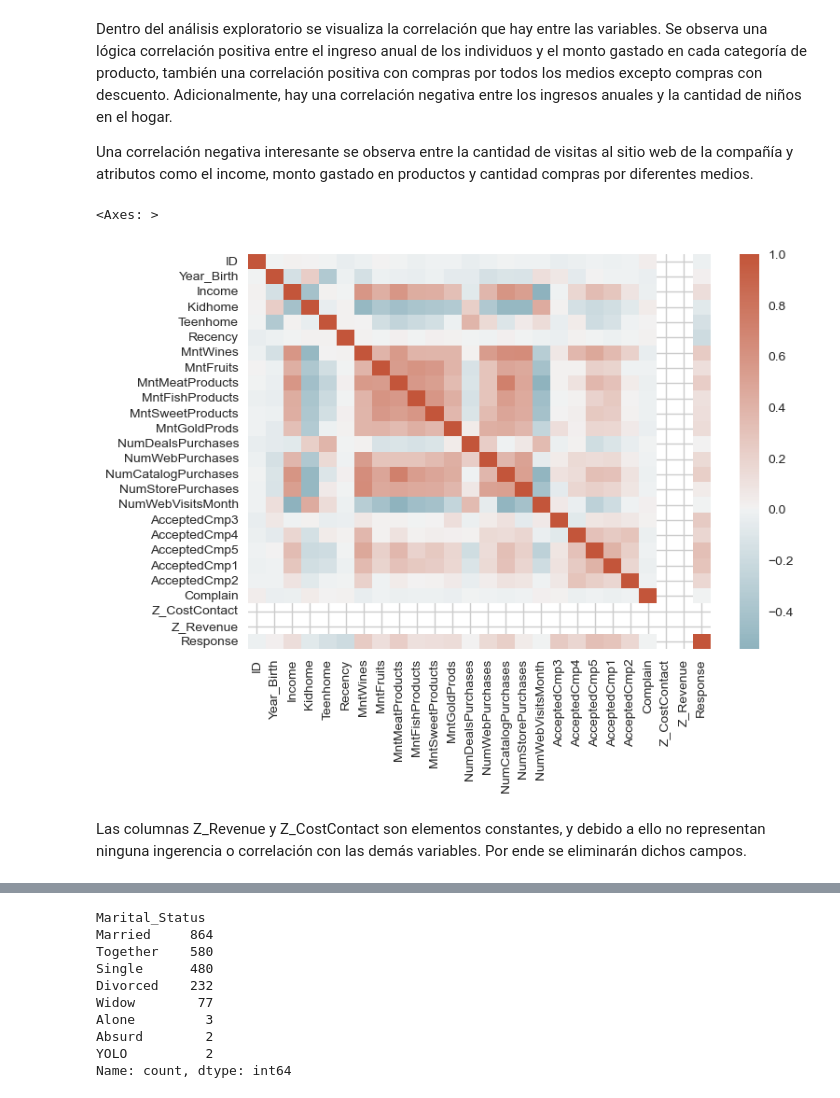
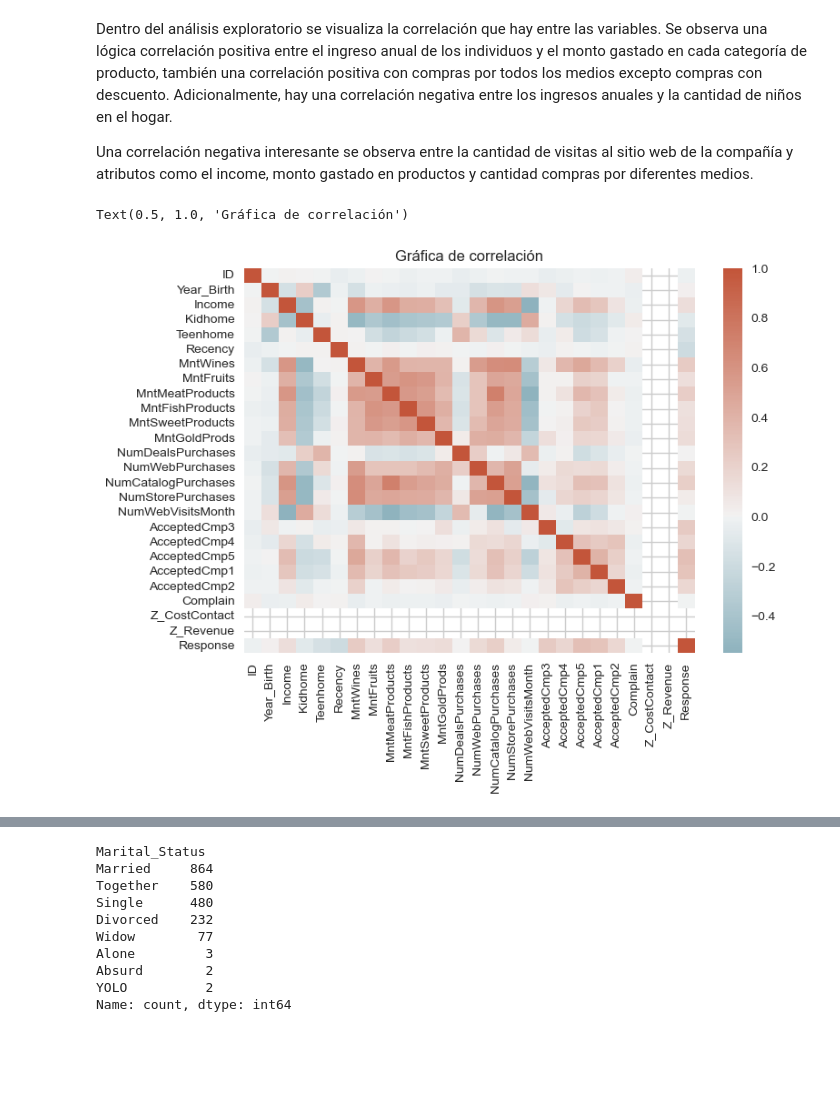
Before and after one commit to lhgjose/proyecto_agrupacion_clientes, a Jupyter notebook: notebooks/agrupacion_clientes.ipynb, the cells around one changed output, grey strips where cells are left out. Saved outputs shown, nothing was run; the diff lists cells and outputs as text; code cells hidden in the pictures; blank space fills up the shorter version.

```diff
--- a/notebooks/agrupacion_clientes.ipynb
+++ b/notebooks/agrupacion_clientes.ipynb
@@ -137,10 +144,8 @@ Una correlación negativa interesante se observa entre la cantidad de visitas al
 # %%
 
 cpal = sns.diverging_palette(h_neg=220, h_pos=20, as_cmap=True)
 sns.heatmap(clientes.select_dtypes(
-    include=np.number).corr(), center=0, cmap=cpal)
+    include=np.number).corr(), center=0, cmap=cpal).set_title("Gráfica de correlación")
 # %% [output]
-<Axes: >
+Text(0.5, 1.0, 'Gráfica de correlación')
-[figure, old version]
+[figure, new version]
-# %% [markdown]
-Las columnas Z_Revenue y Z_CostContact son elementos constantes, y debido a ello no representan ninguna ingerencia o correlación con las demás variables. Por ende se eliminarán dichos campos.
```
Also changed, not shown: parts of 60 cells of this notebook.
